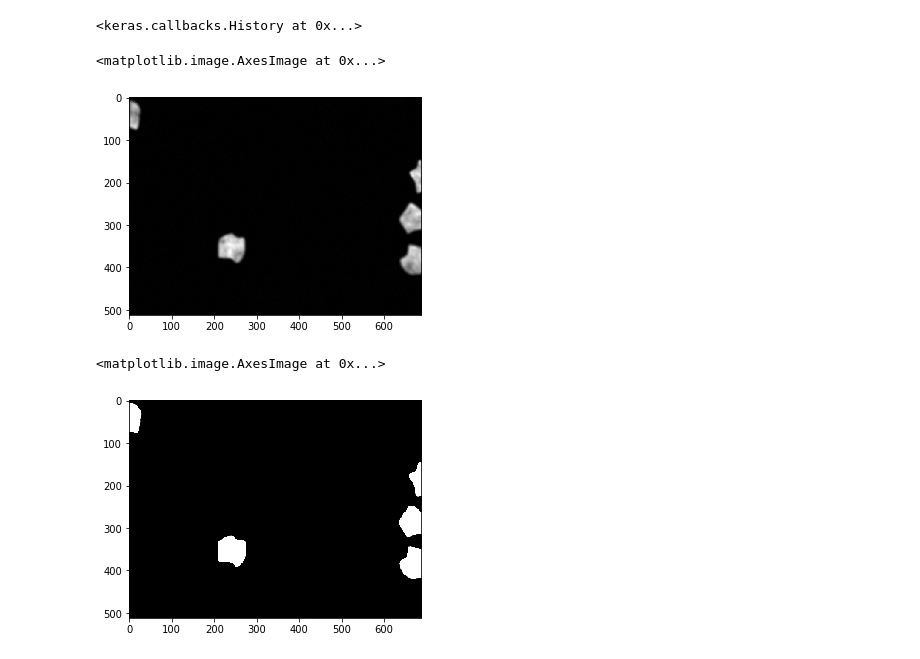
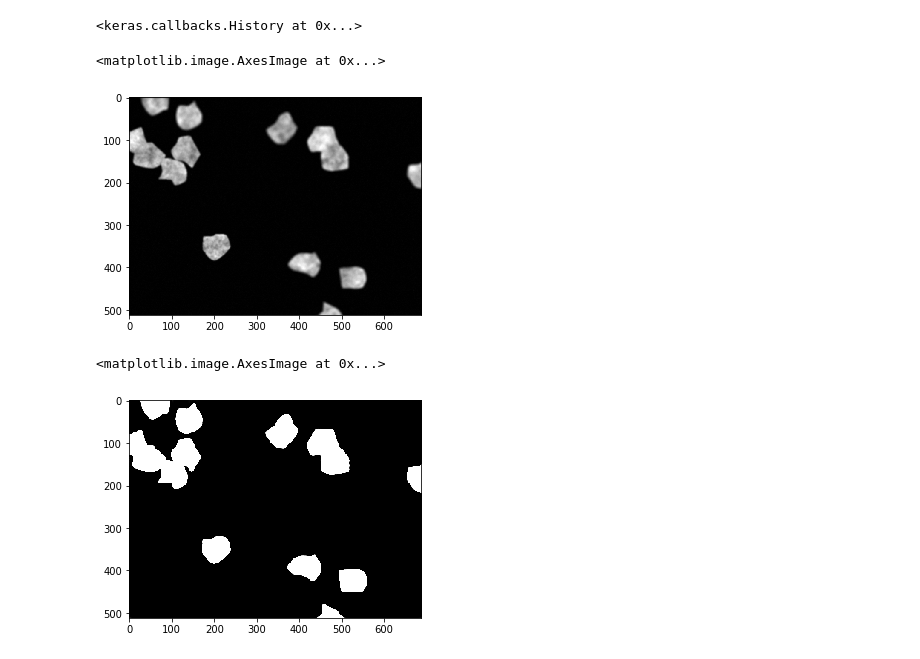
Before and after one commit to zoidor/MLTests, a Jupyter notebook: segmentation/Test Segmentation FPN.ipynb, the cells around one changed output. Saved outputs shown, nothing was run; the diff lists cells and outputs as text; code cells hidden in the pictures.

```diff
--- a/segmentation/Test Segmentation FPN.ipynb
+++ b/segmentation/Test Segmentation FPN.ipynb
@@ -192,12 +192,12 @@ model.save("test_model.h5")
 # %%
 test_predict = model.predict(test_raws)
 # %%
-matplotlib.pyplot.imshow(numpy.asmatrix(test_raws[3]), cmap = 'gray')
+matplotlib.pyplot.imshow(numpy.asmatrix(test_raws[15]), cmap = 'gray')
 # %% [output]
 <matplotlib.image.AxesImage at 0x...>
-[figure, old version]
+[figure, new version]
 # %%
-matplotlib.pyplot.imshow(numpy.asmatrix(test_predict[3]), cmap = 'gray')
+matplotlib.pyplot.imshow(numpy.asmatrix(test_predict[15]), cmap = 'gray')
 # %% [output]
 <matplotlib.image.AxesImage at 0x...>
-[figure, old version]
+[figure, new version]
```
